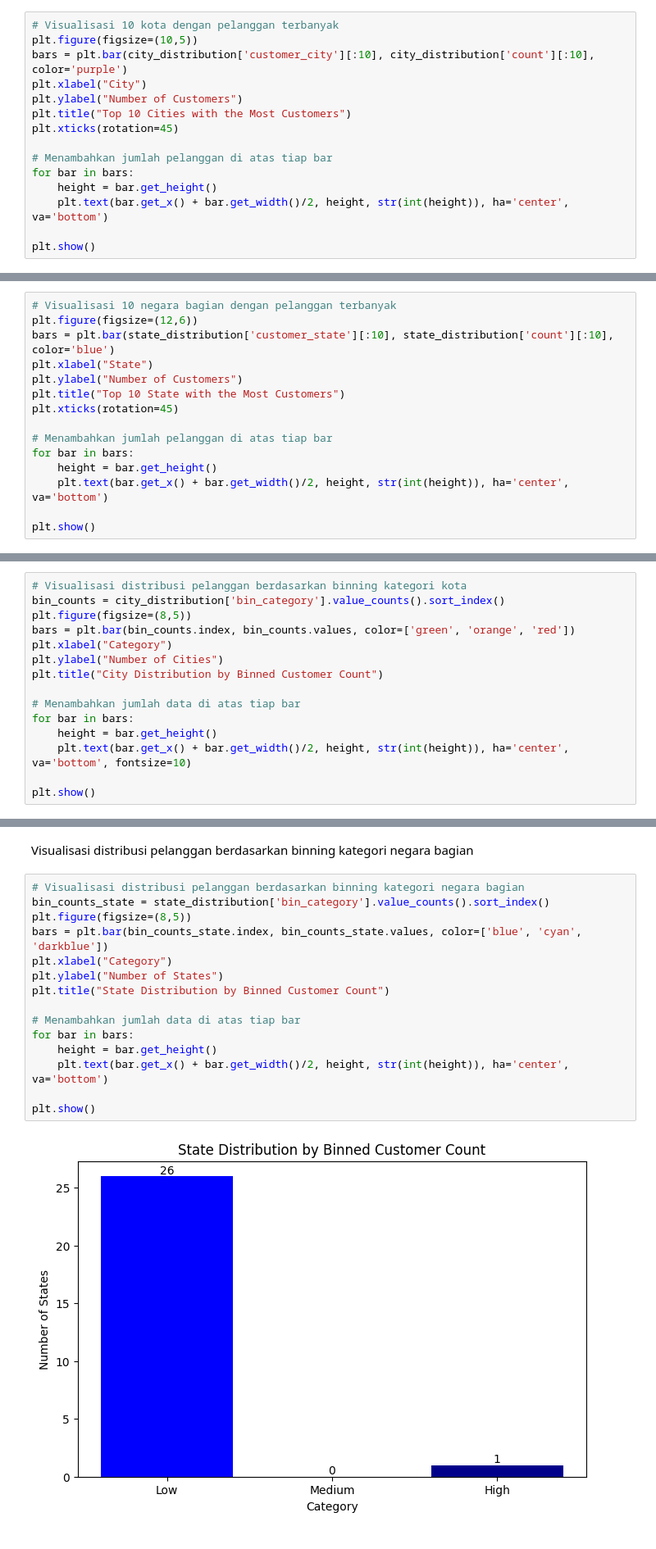
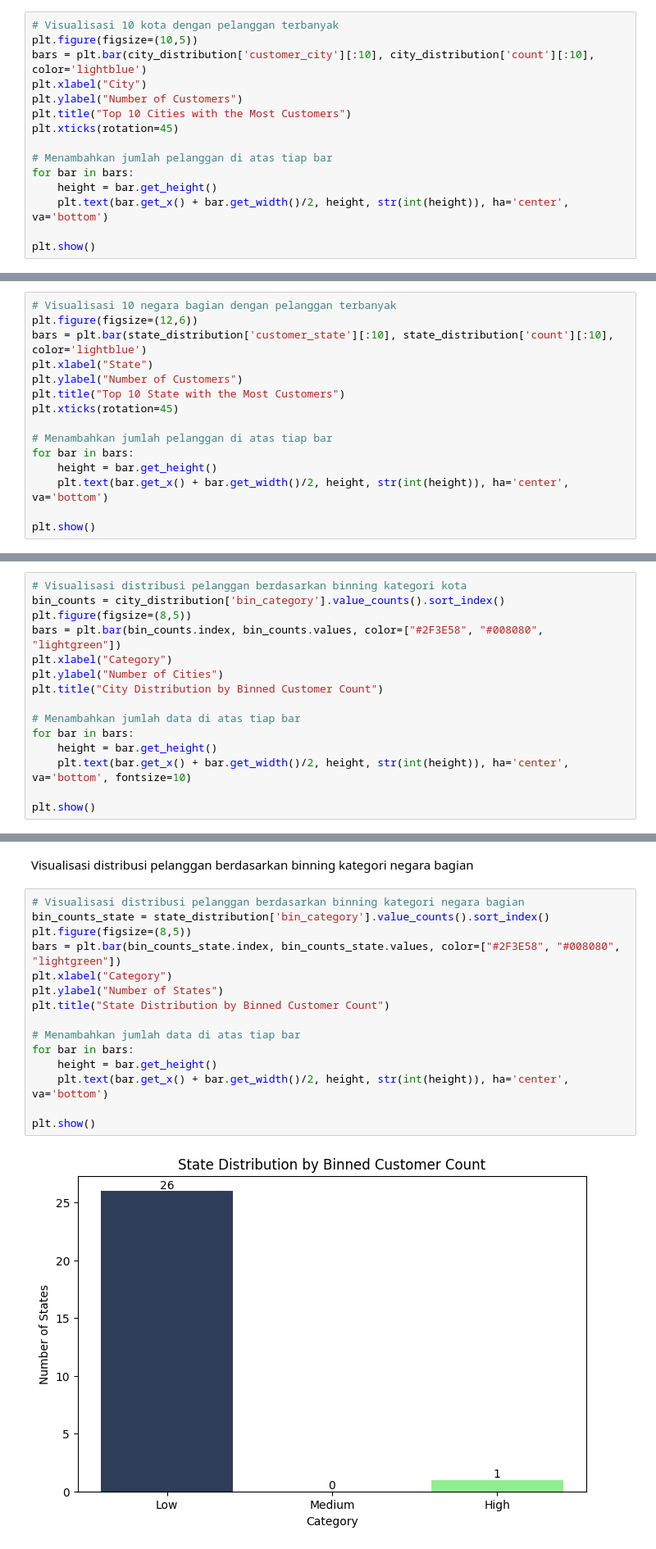
Before and after one commit to Tagenshin/Dataset, a Jupyter notebook: notebook.ipynb, the cells around one changed output, grey strips where cells are left out. Shown at 82% size. Drawn from its saved outputs; the diff is of its cells as text.

```diff
--- a/notebook.ipynb
+++ b/notebook.ipynb
@@ -139,7 +139,7 @@ City with the most customers: sao paulo (15540 customers)
 # %%
 # Visualisasi 10 kota dengan pelanggan terbanyak
 plt.figure(figsize=(10,5))
-bars = plt.bar(city_distribution['customer_city'][:10], city_distribution['count'][:10], color='purple')
+bars = plt.bar(city_distribution['customer_city'][:10], city_distribution['count'][:10], color='lightblue')
 plt.xlabel("City")
 plt.ylabel("Number of Customers")
 plt.title("Top 10 Cities with the Most Customers")
@@ -172,7 +172,7 @@ Menampilkan 10 negara bagian dengan pelanggan terbanyak
 # %%
 # Visualisasi 10 negara bagian dengan pelanggan terbanyak
 plt.figure(figsize=(12,6))
-bars = plt.bar(state_distribution['customer_state'][:10], state_distribution['count'][:10], color='blue')
+bars = plt.bar(state_distribution['customer_state'][:10], state_distribution['count'][:10], color='lightblue')
 plt.xlabel("State")
 plt.ylabel("Number of Customers")
 plt.title("Top 10 State with the Most Customers")
@@ -234,7 +234,7 @@ Visualisasi distribusi pelanggan berdasarkan binning kategori kota
 # Visualisasi distribusi pelanggan berdasarkan binning kategori kota
 bin_counts = city_distribution['bin_category'].value_counts().sort_index()
 plt.figure(figsize=(8,5))
-bars = plt.bar(bin_counts.index, bin_counts.values, color=['green', 'orange', 'red'])
+bars = plt.bar(bin_counts.index, bin_counts.values, color=["#2F3E58", "#008080", "lightgreen"])
 plt.xlabel("Category")
 plt.ylabel("Number of Cities")
 plt.title("City Distribution by Binned Customer Count")
@@ -287,20 +287,20 @@ Visualisasi distribusi pelanggan berdasarkan binning kategori negara bagian
 # %%
 # Visualisasi distribusi pelanggan berdasarkan binning kategori negara bagian
 bin_counts_state = state_distribution['bin_category'].value_counts().sort_index()
 plt.figure(figsize=(8,5))
-bars = plt.bar(bin_counts_state.index, bin_counts_state.values, color=['blue', 'cyan', 'darkblue'])
+bars = plt.bar(bin_counts_state.index, bin_counts_state.values, color=["#2F3E58", "#008080", "lightgreen"])
 plt.xlabel("Category")
 plt.ylabel("Number of States")
 plt.title("State Distribution by Binned Customer Count")
 
 # Menambahkan jumlah data di atas tiap bar
 for bar in bars:
     height = bar.get_height()
     plt.text(bar.get_x() + bar.get_width()/2, height, str(int(height)), ha='center', va='bottom')
 
 plt.show()
 # %% [output]
-[figure, old version]
+[figure, new version]
 # %% [markdown]
 **Insight:**
 - Pada analisis lanjutan saya menerapkan clusstering dengan teknik binning dan membagi pelanggan ke kelas Low, Medium dan High berdasarkan kota dan negara bagian.
```
Also changed, not shown: parts of 3 cells of this notebook.
